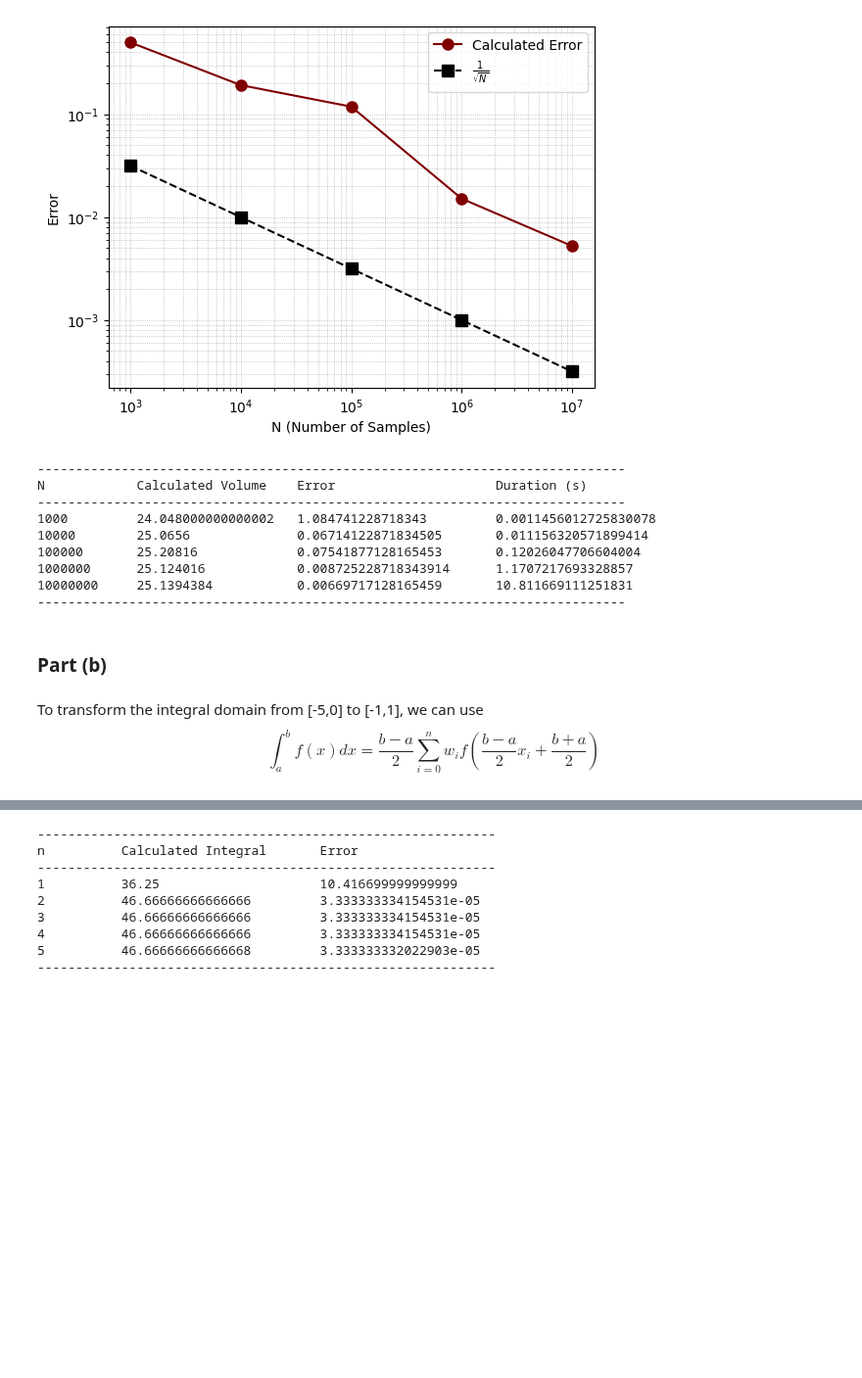
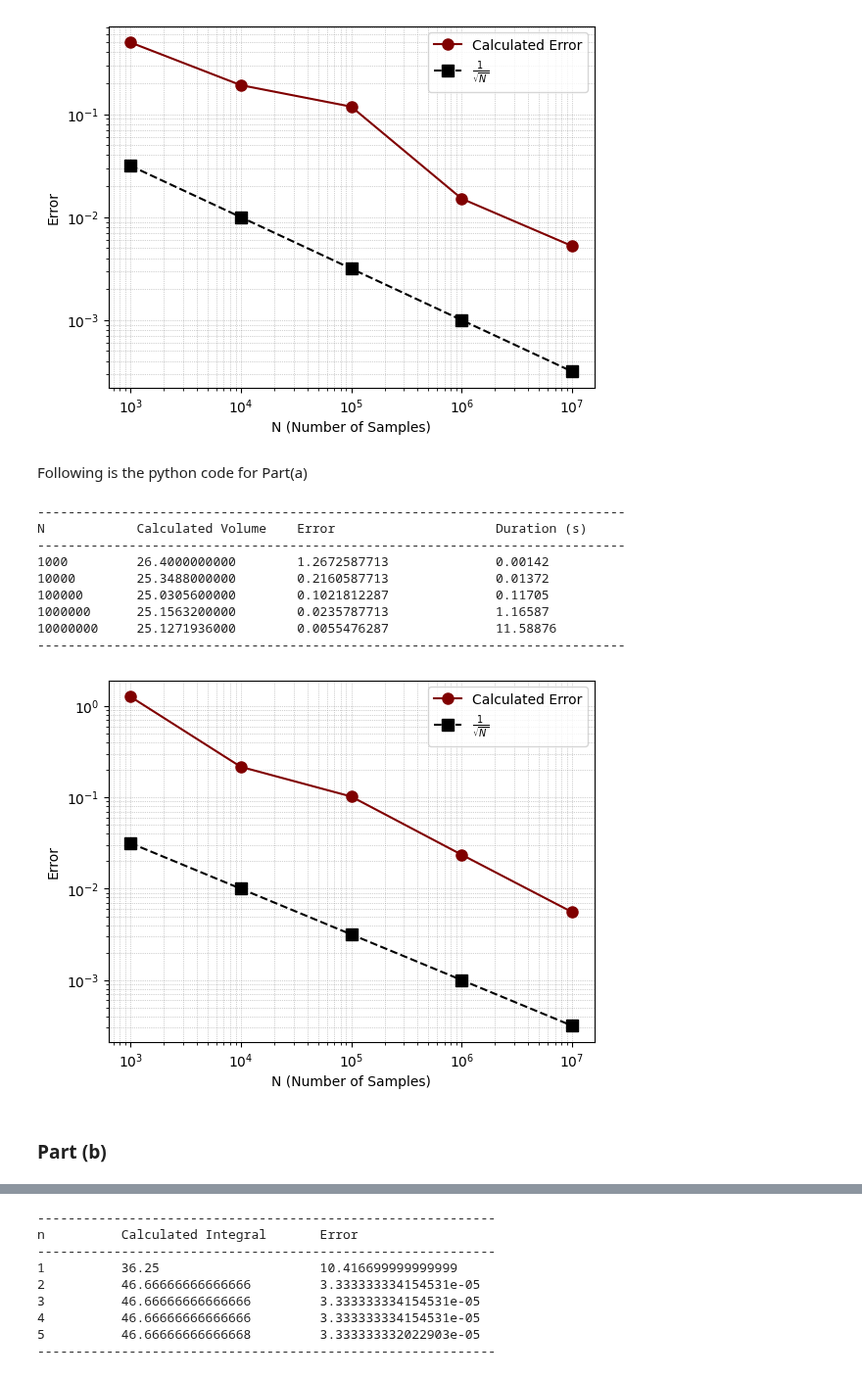
Before and after one commit to Mani0237/Prelims, a Jupyter notebook: prelim2024/Q4-200973108/Q4.ipynb, the cells around one changed output, grey strips where cells are left out. Shown at 98% size. Drawn from its saved outputs; the diff is of its cells as text; code cells hidden in the pictures; blank space fills up the shorter version.

```diff
--- a/prelim2024/Q4-200973108/Q4.ipynb
+++ b/prelim2024/Q4-200973108/Q4.ipynb
@@ -36,8 +73,25 @@ plt.grid(True, which='both', linestyle=':', linewidth='0.5', color='gray', alpha
 plt.show()
 # %% [output]
 [figure]
+# %% [markdown]
+Following is the python code for Part(a)
 # %%
+# Function to calculate volume of ellipsoid
 def calculate_volume(a, b, c, num_samples):
+    """----------------------------------------------------------------
+    Calculate the volume of an ellipsoid using the Monte Carlo method.
+
+    Parameters:
+    a (float): Semi-axis length along the x-axis.
+    b (float): Semi-axis length along the y-axis.
+    c (float): Semi-axis length along the z-axis.
+    num_samples (int): Number of random samples to use for the Monte Carlo simulation.
+
+    Returns:
+    tuple: A tuple containing the estimated volume of the ellipsoid
+           and the duration of the calculation in seconds.
+    -------------------------------------------------------------------"""
+
     count = 0
     start_time = time.time()
 
@@ -54,7 +108,12 @@ def calculate_volume(a, b, c, num_samples):
 
     return volume, duration
 
+
+# Main function
 def main():
+    """
+    Main function to calculate and print the volume of an ellipsoid for different numbers of samples.
+    """
     a = 3.0
     b = 2.0
     c = 1.0
@@ -68,7 +127,7 @@ def main():
     for N in n_values:
         volume, duration = calculate_volume(a, b, c, N)
         error = abs(V_exact - volume)
-        print(f"{N:<12} {volume:<20} {error:<25} {duration:<15}")
+        print(f"{N:<12} {volume:<20.10f} {error:<25.10f} {duration:<15.5f}")
 
     print("-" * 77)
 
@@ -78,16 +137,34 @@ if __name__ == "__main__":
 -----------------------------------------------------------------------------
 N            Calculated Volume    Error                     Duration (s)
 -----------------------------------------------------------------------------
-1000         24.048000000000002   1.084741228718343         0.0011456012725830078
-10000        25.0656              0.06714122871834505       0.011156320571899414
-100000       25.20816             0.07541877128165453       0.12026047706604004
-1000000      25.124016            0.008725228718343914      1.1707217693328857
-10000000     25.1394384           0.00669717128165459       10.811669111251831
+1000         26.4000000000        1.2672587713              0.00142
+10000        25.3488000000        0.2160587713              0.01372
+100000       25.0305600000        0.1021812287              0.11705
+1000000      25.1563200000        0.0235787713              1.16587
+10000000     25.1271936000        0.0055476287              11.58876
 -----------------------------------------------------------------------------
+# %%
+# Plot using python code
+N = [1000, 10000, 100000, 1000000, 10000000]
+errors = [1.2672587713, 0.2160587713, 0.1021812287, 0.0235787713, 0.0055476287]
+
+# Calculate theoretical error for comparison (1/sqrt(N))
+theoretical_errors = [1 / np.sqrt(n) for n in N]
+
+# Plot the error vs N
+plt.loglog(N, errors, 'o-', label='Calculated Error',color='maroon', markersize=8)
+plt.loglog(N, theoretical_errors, 's--', color='black', label=r'$\frac{1}{\sqrt{N}}$', markersize=8)
+
+# Add titles and labels
+plt.xlabel('N (Number of Samples)')
+plt.ylabel('Error')
+plt.legend()
+plt.minorticks_on()
+plt.grid(True, which='both', linestyle=':', linewidth='0.5', color='gray', alpha=0.7)
+
+# Show the plot
+plt.show()
+# %% [output]
+[figure, added]
 # %% [markdown]
 ### Part (b)
-# %% [markdown]
-To transform the integral domain from [-5,0] to [-1,1], we can use
-$$
-\int_a^b f(x)dx = \dfrac{b-a}{2}\sum_{i=0}^{n} w_i f(\dfrac{b-a}{2}x_i + \dfrac{b+a}{2})
-$$
```
Also changed, not shown: parts of 9 cells of this notebook, 3 other files.
